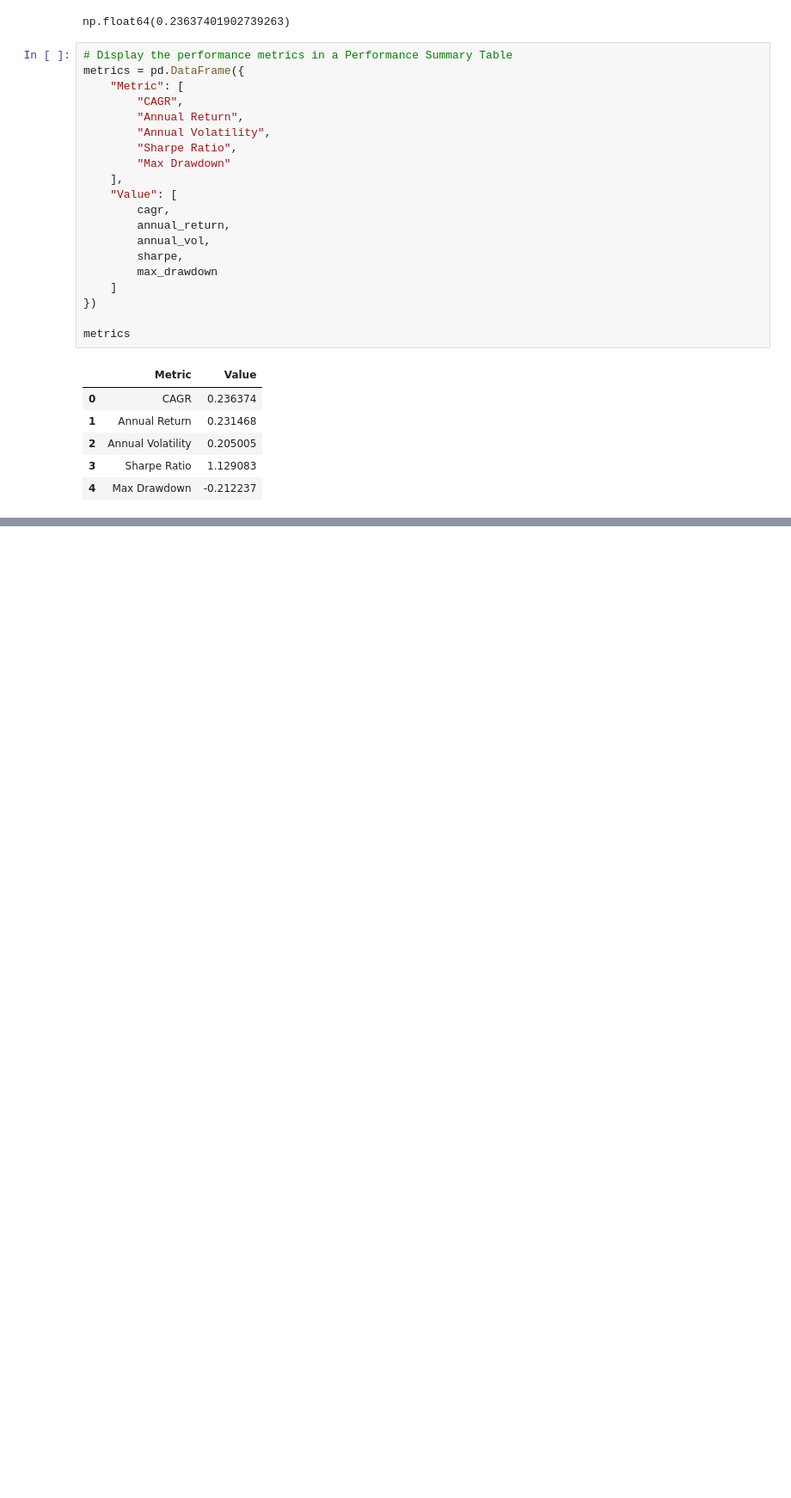
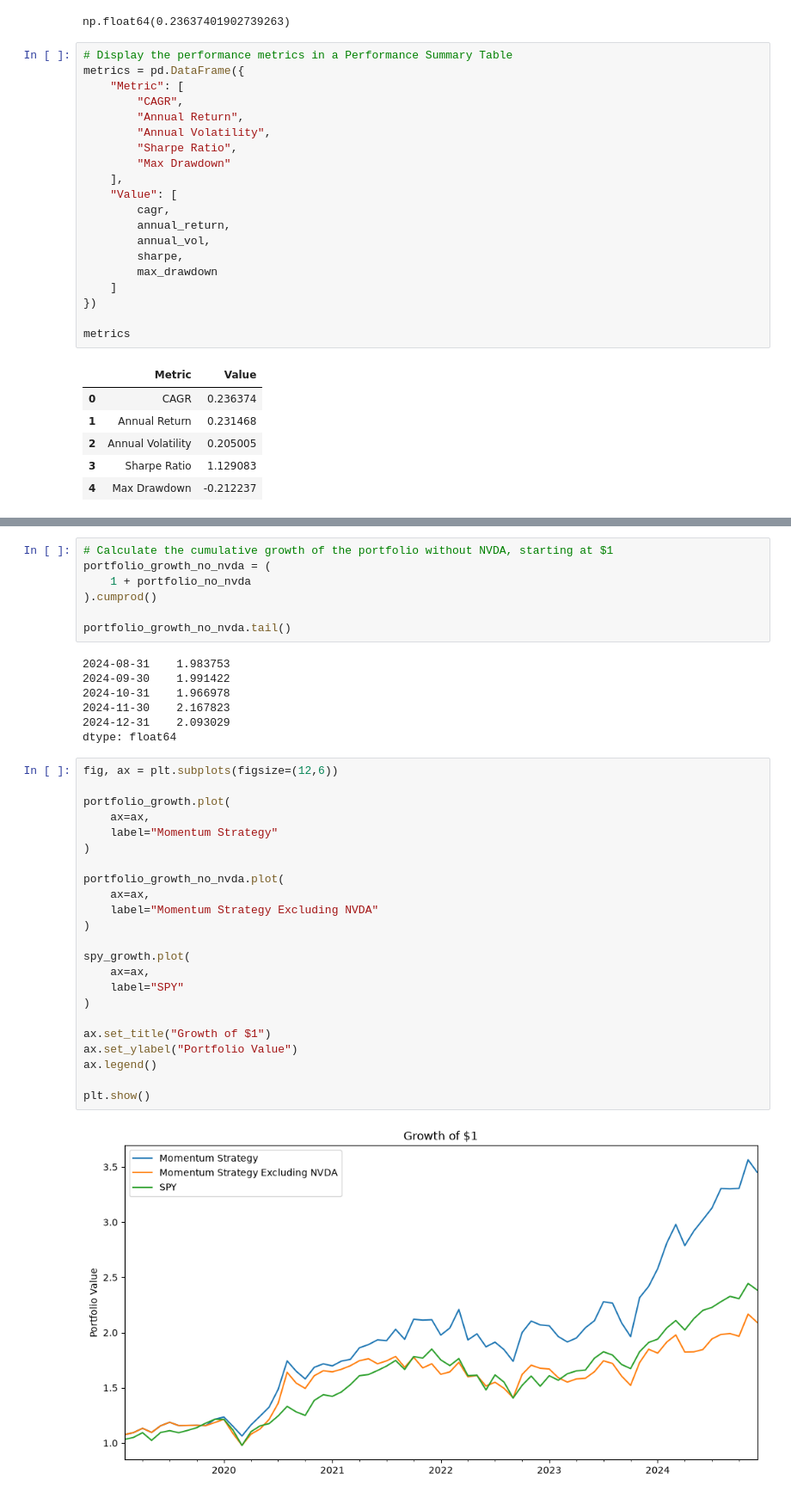
Before and after one commit to HaiSonVu/Financial-platform, a Jupyter notebook: notebooks/03_backtesting.ipynb, the cells around one changed output, grey strips where cells are left out. Shown at 86% size. Cells and saved outputs as stored; diff of their text form; blank space fills up the shorter version.

```diff
--- a/notebooks/03_backtesting.ipynb
+++ b/notebooks/03_backtesting.ipynb
@@ -219,0 +483,39 @@ metrics
+# %%
+# Calculate the cumulative growth of the portfolio without NVDA, starting at $1
+portfolio_growth_no_nvda = (
+    1 + portfolio_no_nvda
+).cumprod()
+
+portfolio_growth_no_nvda.tail()
+# %% [output]
+2024-08-31    1.983753
+2024-09-30    1.991422
+2024-10-31    1.966978
+2024-11-30    2.167823
+2024-12-31    2.093029
+dtype: float64
+# %%
+fig, ax = plt.subplots(figsize=(12,6))
+
+portfolio_growth.plot(
+    ax=ax,
+    label="Momentum Strategy"
+)
+
+portfolio_growth_no_nvda.plot(
+    ax=ax,
+    label="Momentum Strategy Excluding NVDA"
+)
+
+spy_growth.plot(
+    ax=ax,
+    label="SPY"
+)
+
+ax.set_title("Growth of $1")
+ax.set_ylabel("Portfolio Value")
+ax.legend()
+
+plt.show()
+# %% [output]
+[figure, added]
```
Also changed, not shown: parts of 14 cells of this notebook, 2 other files.
